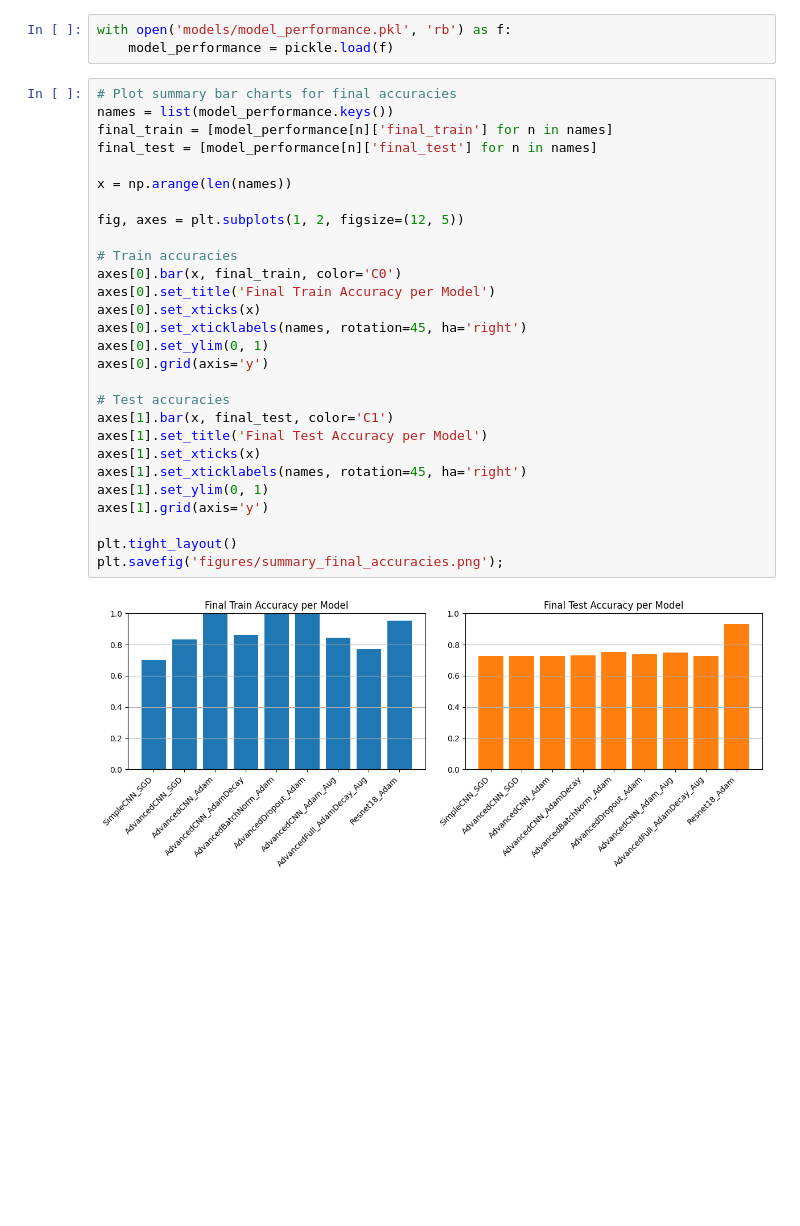
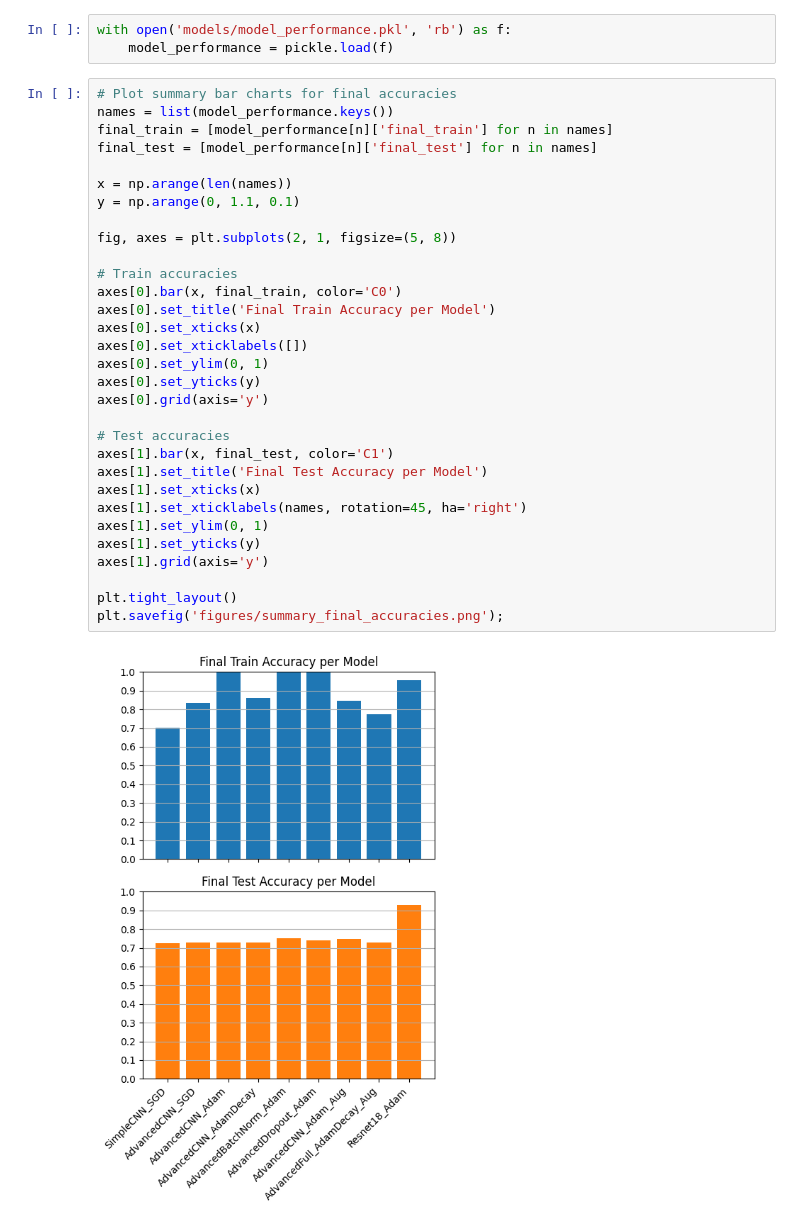
Before and after one commit to MathiasDamsgaard/IntroDeepCompVision_projects, a Jupyter notebook: Project_1/IDLCV_Project_1_hotdog.ipynb, the cells around one changed output. Cells and saved outputs as stored; diff of their text form; blank space fills up the shorter version.

```diff
--- a/Project_1/IDLCV_Project_1_hotdog.ipynb
+++ b/Project_1/IDLCV_Project_1_hotdog.ipynb
@@ -363,33 +363,36 @@ with open('models/model_performance.pkl', 'rb') as f:
 # %%
 # Plot summary bar charts for final accuracies
 names = list(model_performance.keys())
 final_train = [model_performance[n]['final_train'] for n in names]
 final_test = [model_performance[n]['final_test'] for n in names]
 
 x = np.arange(len(names))
+y = np.arange(0, 1.1, 0.1)
 
-fig, axes = plt.subplots(1, 2, figsize=(12, 5))
+fig, axes = plt.subplots(2, 1, figsize=(5, 8))
 
 # Train accuracies
 axes[0].bar(x, final_train, color='C0')
 axes[0].set_title('Final Train Accuracy per Model')
 axes[0].set_xticks(x)
-axes[0].set_xticklabels(names, rotation=45, ha='right')
+axes[0].set_xticklabels([])
 axes[0].set_ylim(0, 1)
+axes[0].set_yticks(y)
 axes[0].grid(axis='y')
 
 # Test accuracies
 axes[1].bar(x, final_test, color='C1')
 axes[1].set_title('Final Test Accuracy per Model')
 axes[1].set_xticks(x)
 axes[1].set_xticklabels(names, rotation=45, ha='right')
 axes[1].set_ylim(0, 1)
+axes[1].set_yticks(y)
 axes[1].grid(axis='y')
 
 plt.tight_layout()
 plt.savefig('figures/summary_final_accuracies.png');
 # %% [output]
-[figure, old version]
+[figure, new version]
 # %%
 # Epoch-wise accuracy curves for all experiments (train and test)
 epochs = np.arange(1, num_epochs + 1)
```
Also changed, not shown: parts of 4 cells of this notebook, 15 other files.
